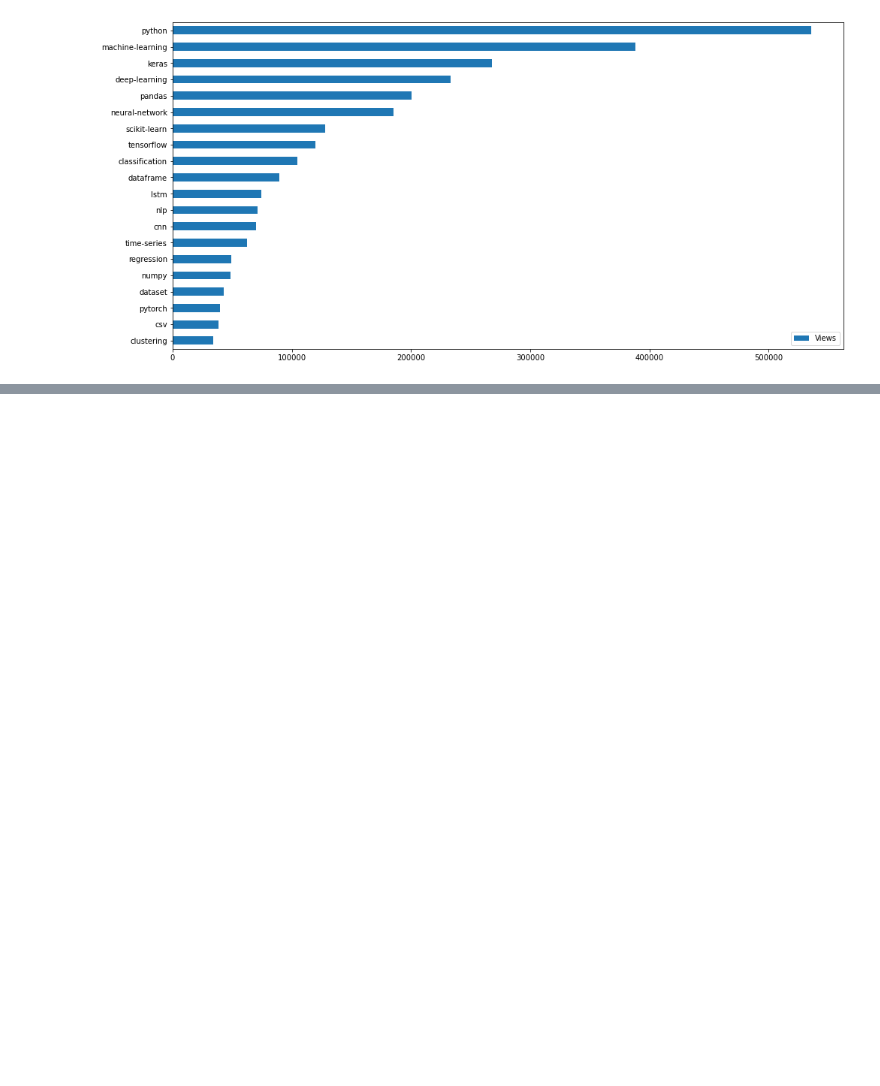
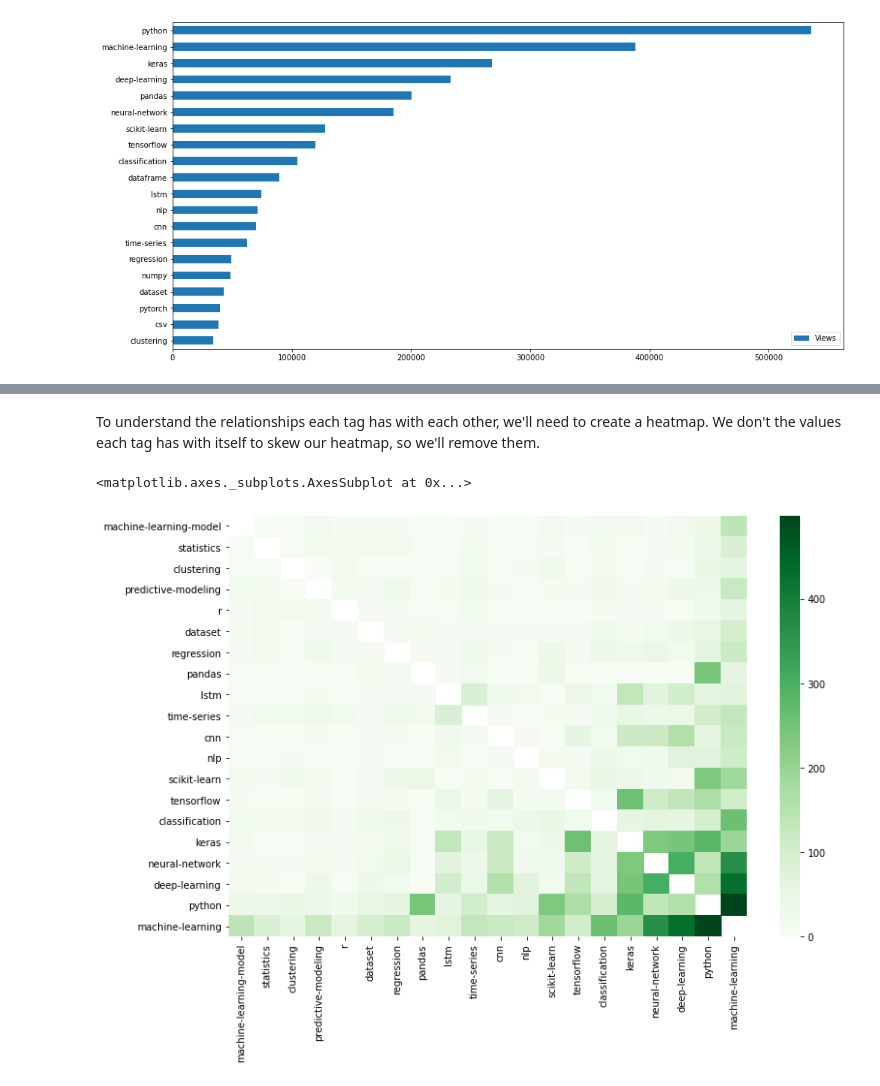
Before and after one commit to TFong1/App-Market-Research, a Jupyter notebook: DataScience-StackExchange.ipynb, the cells around one changed output, grey strips where cells are left out. Cells and saved outputs as stored; diff of their text form; code cells hidden in the pictures; blank space fills up the shorter version.

Commit message:
Added Completed Popular Data Science Questions on Stack Exchange project

```diff
--- a/DataScience-StackExchange.ipynb
+++ b/DataScience-StackExchange.ipynb
@@ -268,0 +283,3 @@ top_tag_views.plot(kind="barh", figsize=(16,8))
+# %%
+tag_associations = pd.DataFrame(index=all_tags, columns=all_tags)
+print(tag_associations.iloc[0:5,0:5])
@@ -268,0 +302,5 @@ top_tag_views.plot(kind="barh", figsize=(16,8))
+# %%
+tag_associations.fillna(value=0, inplace=True)
+
+for tags in questions["Tags"]:
+    tag_associations.loc[tags, tags] += 1
@@ -268,0 +309,2 @@ top_tag_views.plot(kind="barh", figsize=(16,8))
+# %%
+most_used_relationships = tag_associations.loc[top_tags_used.index, top_tags_used.index]
@@ -268,0 +343,11 @@ top_tag_views.plot(kind="barh", figsize=(16,8))
+# %% [markdown]
+To understand the relationships each tag has with each other, we'll need to create a heatmap.  We don't the values each tag has with itself to skew our heatmap, so we'll remove them.
+# %%
+for i in range(most_used_relationships.shape[0]):
+    most_used_relationships.iloc[i,i] = np.NaN
+# %%
+plt.figure(figsize=(12,8))
+sns.heatmap(most_used_relationships, cmap="Greens", annot=False)
+# %% [output]
+<matplotlib.axes._subplots.AxesSubplot at 0x...>
+[figure, added]
```
Also changed, not shown: parts of 29 cells of this notebook, 1 other file.
